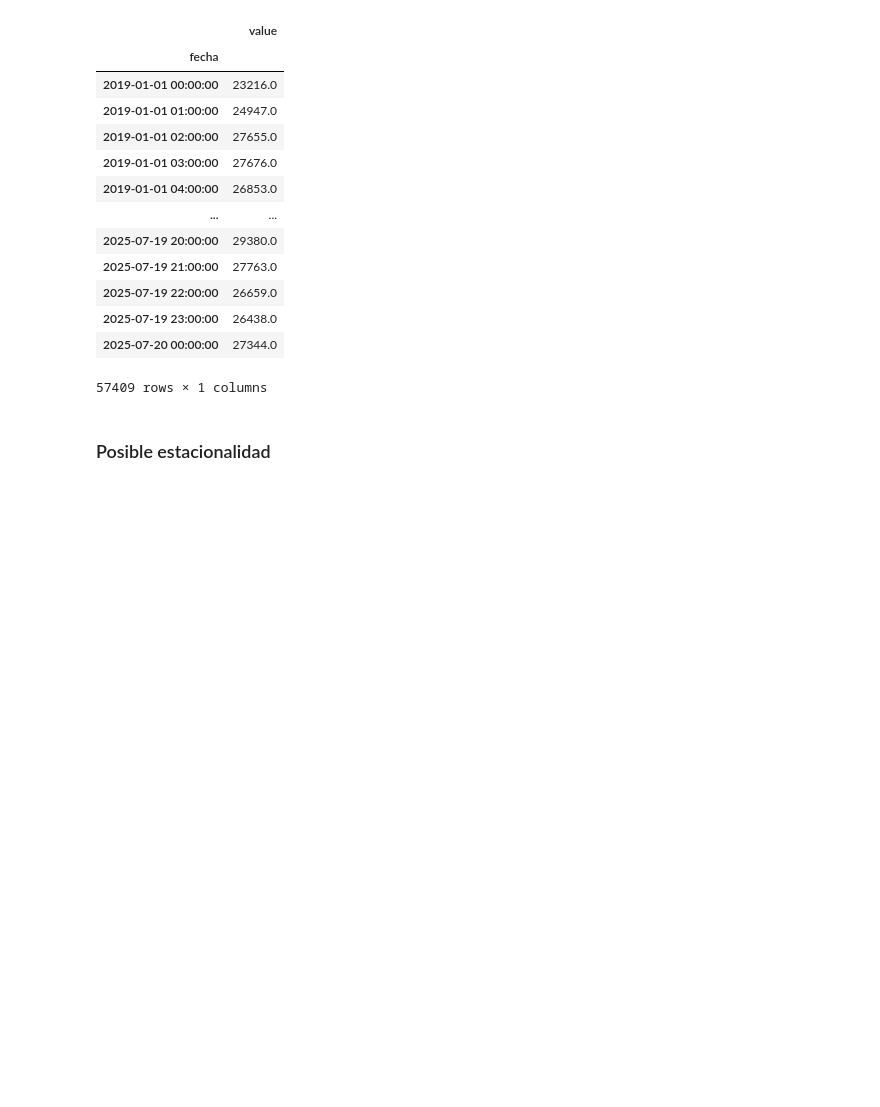
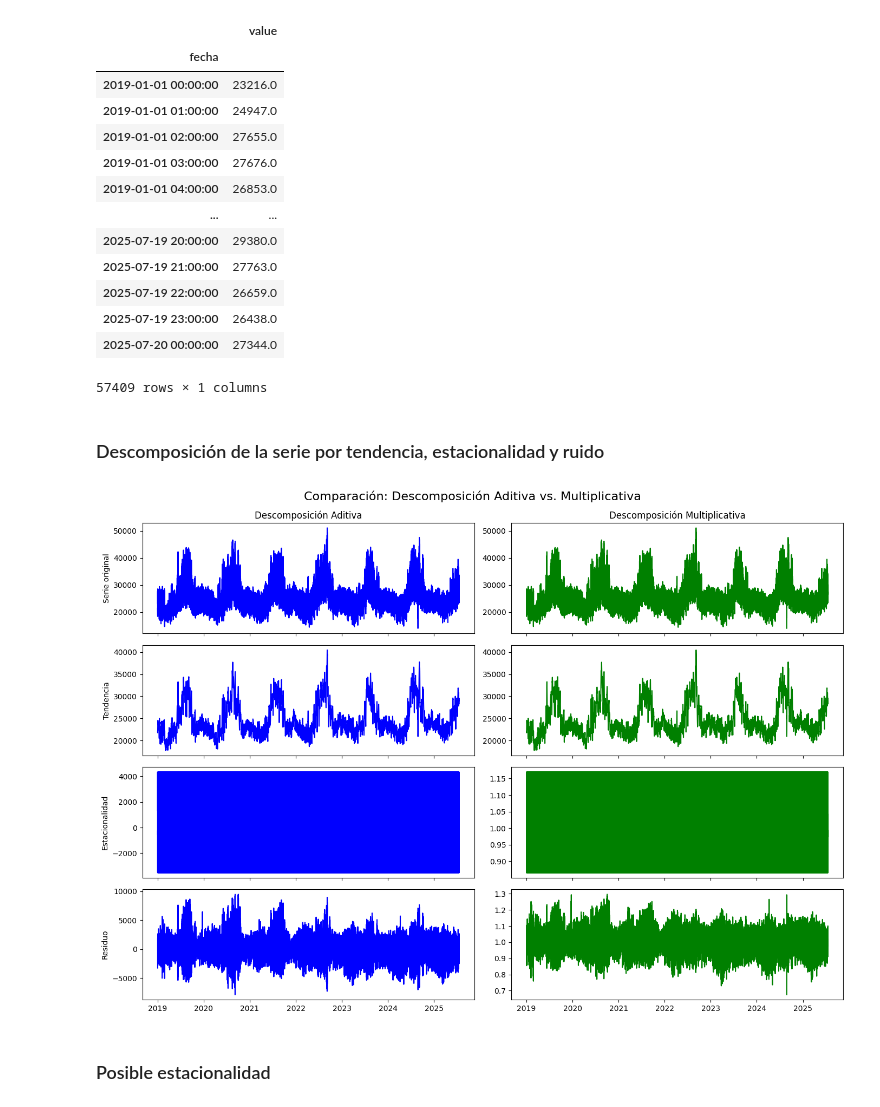
Before and after one commit to JairRamosG/Demanda_Energetica_SARIMA, a Jupyter notebook: notebooks/02_EDA.ipynb, the cells around one changed output. Saved outputs shown, nothing was run; the diff lists cells and outputs as text; code cells hidden in the pictures; blank space fills up the shorter version.

```diff
--- a/notebooks/02_EDA.ipynb
+++ b/notebooks/02_EDA.ipynb
@@ -31,6 +32,34 @@ df
 | 2025-07-19 23:00:00 | 26438.0 |
 | 2025-07-20 00:00:00 | 27344.0 |
 57409 rows × 1 columns
+# %% [markdown]
+### Descomposición de la serie por tendencia, estacionalidad y ruido
+# %%
+dec_add  = seasonal_decompose(df, model = 'additive')
+dec_mul = seasonal_decompose(df, model = 'multiplicative')
+# %%
+fig, axes = plt.subplots(4, 2, figsize=(14, 10), sharex=True)
+
+# Títulos por columna
+axes[0, 0].set_title("Descomposición Aditiva")
+axes[0, 1].set_title("Descomposición Multiplicativa")
+
+# Etiquetas de las filas
+componentes = ['Serie original', 'Tendencia', 'Estacionalidad', 'Residuo']
+datos_add = [dec_add.observed, dec_add.trend, dec_add.seasonal, dec_add.resid]
+datos_mul = [dec_mul.observed, dec_mul.trend, dec_mul.seasonal, dec_mul.resid]
+
+for i in range(4):
+    axes[i, 0].plot(datos_add[i], color='blue')
+    axes[i, 1].plot(datos_mul[i], color='green')
+    axes[i, 0].set_ylabel(componentes[i])
+
+# Ajustar layout
+plt.tight_layout()
+plt.subplots_adjust(top=0.92)
+fig.suptitle("Comparación: Descomposición Aditiva vs. Multiplicativa", fontsize=16);
+# %% [output]
+[figure, added]
 # %% [markdown]
 ### Posible estacionalidad
 # %%
```
Also changed, not shown: parts of 1 cell of this notebook, 1 other file.
